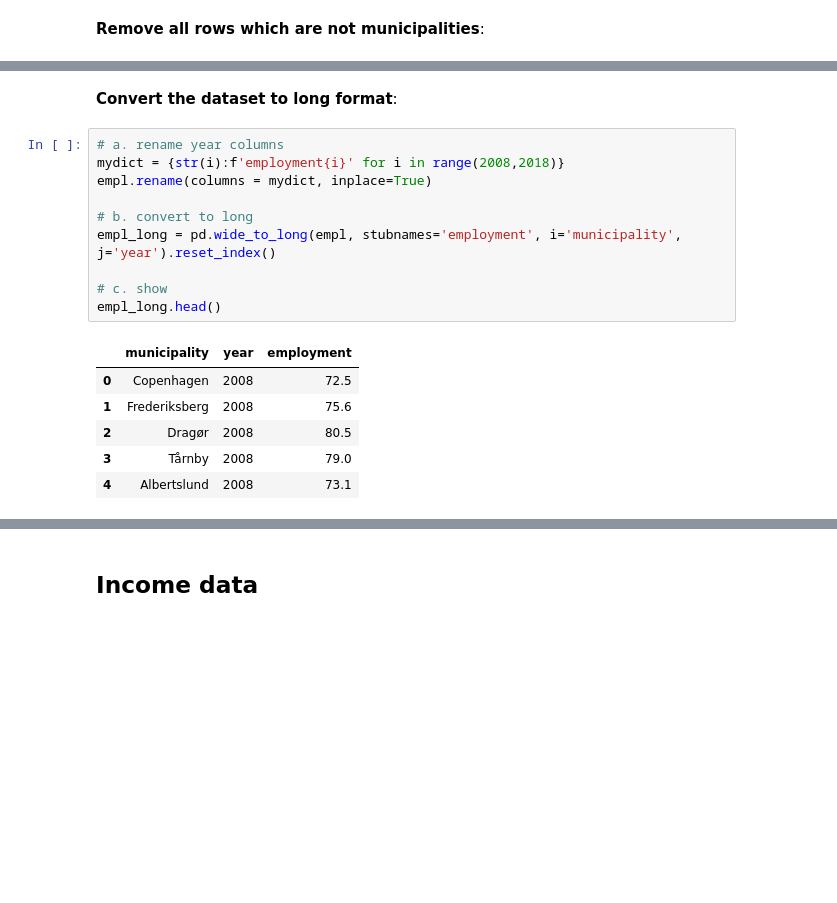
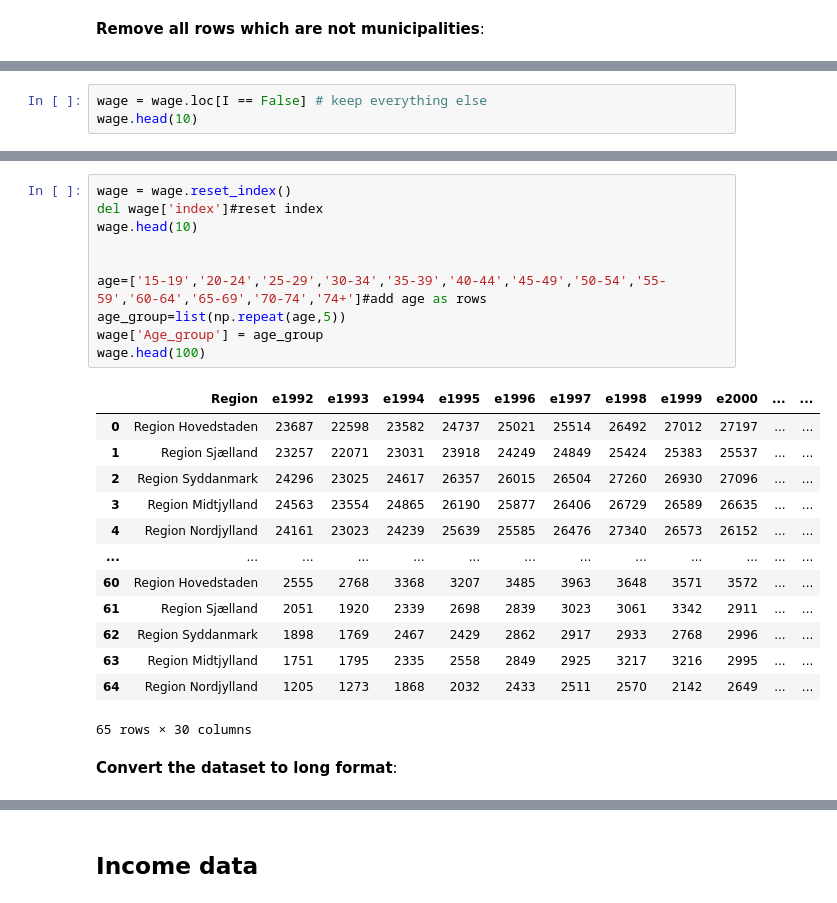
Before and after one commit to AskerNC/projects-2021-stressfaktoren, a Jupyter notebook: dataproject/dataproject.ipynb, the cells around one changed output, grey strips where cells are left out. Drawn from its saved outputs; the diff is of its cells as text; blank space fills up the shorter version.

```diff
--- a/dataproject/dataproject.ipynb
+++ b/dataproject/dataproject.ipynb
@@ -79,0 +82,3 @@ empl.head()
+# %%
+wage = wage.loc[I == False] # keep everything else
+wage.head(10)
@@ -80,19 +98,26 @@ empl.head()
+# %%
+wage = wage.reset_index()
+del wage['index']#reset index
+wage.head(10)
+
+
+age=['15-19','20-24','25-29','30-34','35-39','40-44','45-49','50-54','55-59','60-64','65-69','70-74','74+']#add age as rows
+age_group=list(np.repeat(age,5))
+wage['Age_group'] = age_group
+wage.head(100)
+# %% [output]
+|  | Region | e1992 | e1993 | e1994 | e1995 | e1996 | e1997 | e1998 | e1999 | e2000 | ... | ... |
+| 0 | Region Hovedstaden | 23687 | 22598 | 23582 | 24737 | 25021 | 25514 | 26492 | 27012 | 27197 | ... | ... |
+| 1 | Region Sjælland | 23257 | 22071 | 23031 | 23918 | 24249 | 24849 | 25424 | 25383 | 25537 | ... | ... |
+| 2 | Region Syddanmark | 24296 | 23025 | 24617 | 26357 | 26015 | 26504 | 27260 | 26930 | 27096 | ... | ... |
+| 3 | Region Midtjylland | 24563 | 23554 | 24865 | 26190 | 25877 | 26406 | 26729 | 26589 | 26635 | ... | ... |
+| 4 | Region Nordjylland | 24161 | 23023 | 24239 | 25639 | 25585 | 26476 | 27340 | 26573 | 26152 | ... | ... |
+| ... | ... | ... | ... | ... | ... | ... | ... | ... | ... | ... | ... | ... |
+| 60 | Region Hovedstaden | 2555 | 2768 | 3368 | 3207 | 3485 | 3963 | 3648 | 3571 | 3572 | ... | ... |
+| 61 | Region Sjælland | 2051 | 1920 | 2339 | 2698 | 2839 | 3023 | 3061 | 3342 | 2911 | ... | ... |
+| 62 | Region Syddanmark | 1898 | 1769 | 2467 | 2429 | 2862 | 2917 | 2933 | 2768 | 2996 | ... | ... |
+| 63 | Region Midtjylland | 1751 | 1795 | 2335 | 2558 | 2849 | 2925 | 3217 | 3216 | 2995 | ... | ... |
+| 64 | Region Nordjylland | 1205 | 1273 | 1868 | 2032 | 2433 | 2511 | 2570 | 2142 | 2649 | ... | ... |
+65 rows × 30 columns
 # %% [markdown]
 **Convert the dataset to long format**:
-# %%
-# a. rename year columns
-mydict = {str(i):f'employment{i}' for i in range(2008,2018)}
-empl.rename(columns = mydict, inplace=True)
-
-# b. convert to long
-empl_long = pd.wide_to_long(empl, stubnames='employment', i='municipality', j='year').reset_index()
-
-# c. show
-empl_long.head()
-# %% [output]
-|  | municipality | year | employment |
-| 0 | Copenhagen | 2008 | 72.5 |
-| 1 | Frederiksberg | 2008 | 75.6 |
-| 2 | Dragør | 2008 | 80.5 |
-| 3 | Tårnby | 2008 | 79.0 |
-| 4 | Albertslund | 2008 | 73.1 |
```
Also changed, not shown: parts of 8 cells of this notebook.
